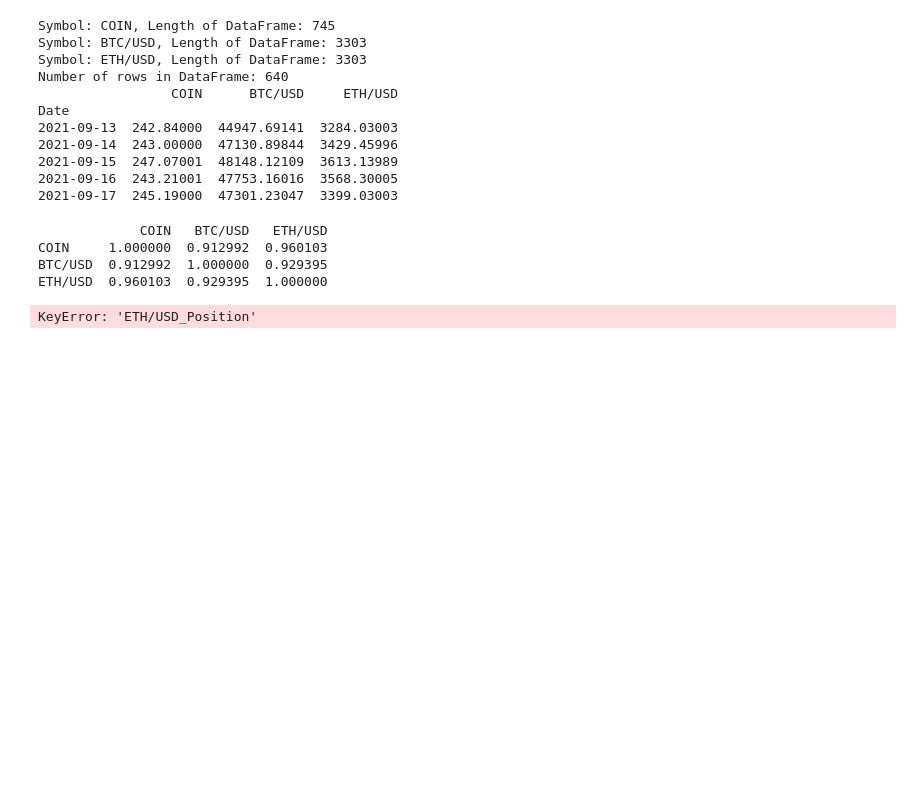
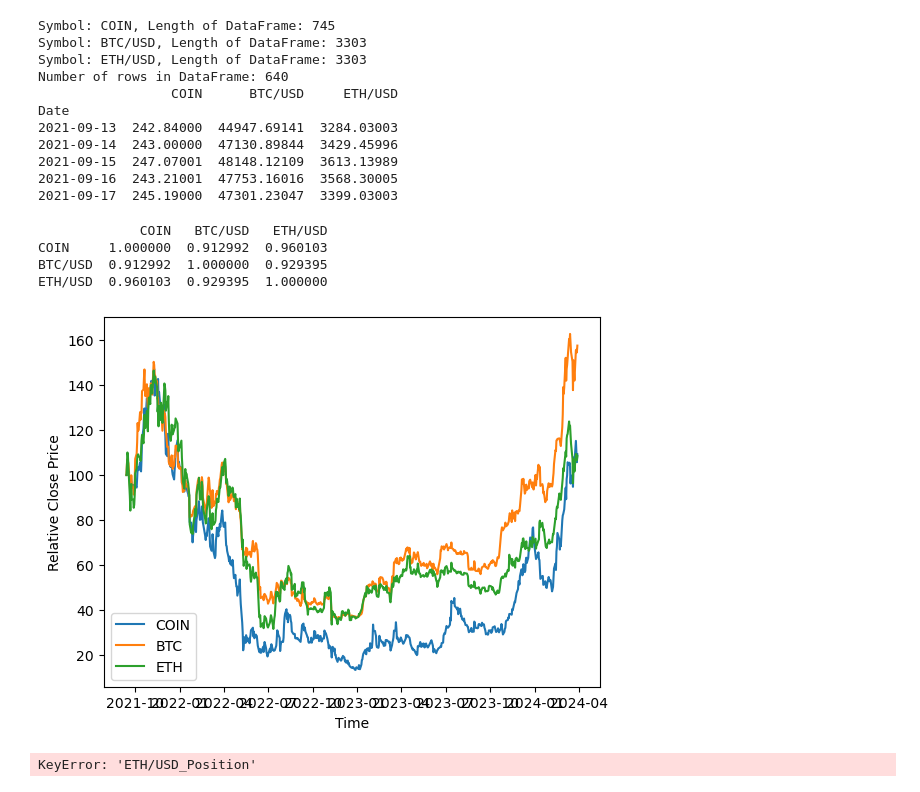
Before and after one commit to ryanklewis12/COIN_Pairs_Trading_Strategy, a Jupyter notebook: Coinbase_Crypto_Pairs_Trading_Strategy.ipynb, the cells around one changed output. Cells and saved outputs as stored; diff of their text form; code cells hidden in the pictures; blank space fills up the shorter version.

```diff
--- a/Coinbase_Crypto_Pairs_Trading_Strategy.ipynb
+++ b/Coinbase_Crypto_Pairs_Trading_Strategy.ipynb
@@ -105,6 +105,20 @@ print(correlation_matrix)
 COIN     1.000000  0.912992  0.960103
 BTC/USD  0.912992  1.000000  0.929395
 ETH/USD  0.960103  0.929395  1.000000
+# %%
+final_data['COIN_Relative_Close'] = final_data['COIN']/final_data['COIN'][0] * 100
+final_data['BTC_Relative_Close'] = final_data['BTC/USD']/final_data['BTC/USD'][0] * 100
+final_data['ETH_Relative_Close'] = final_data['ETH/USD']/final_data['ETH/USD'][0] * 100
+
+plt.plot(final_data['COIN_Relative_Close'], label= 'COIN')
+plt.plot(final_data['BTC_Relative_Close'], label= 'BTC')
+plt.plot(final_data['ETH_Relative_Close'], label= 'ETH')
+plt.xlabel('Time')
+plt.ylabel('Relative Close Price')
+plt.legend()
+plt.show()
+# %% [output]
+[figure, added]
 # %%
 pairs = [('ETH/USD', 'BTC/USD'), ('ETH/USD', 'COIN'), ('BTC/USD', 'COIN')]
 
```
Also changed, not shown: parts of 2 cells of this notebook.
